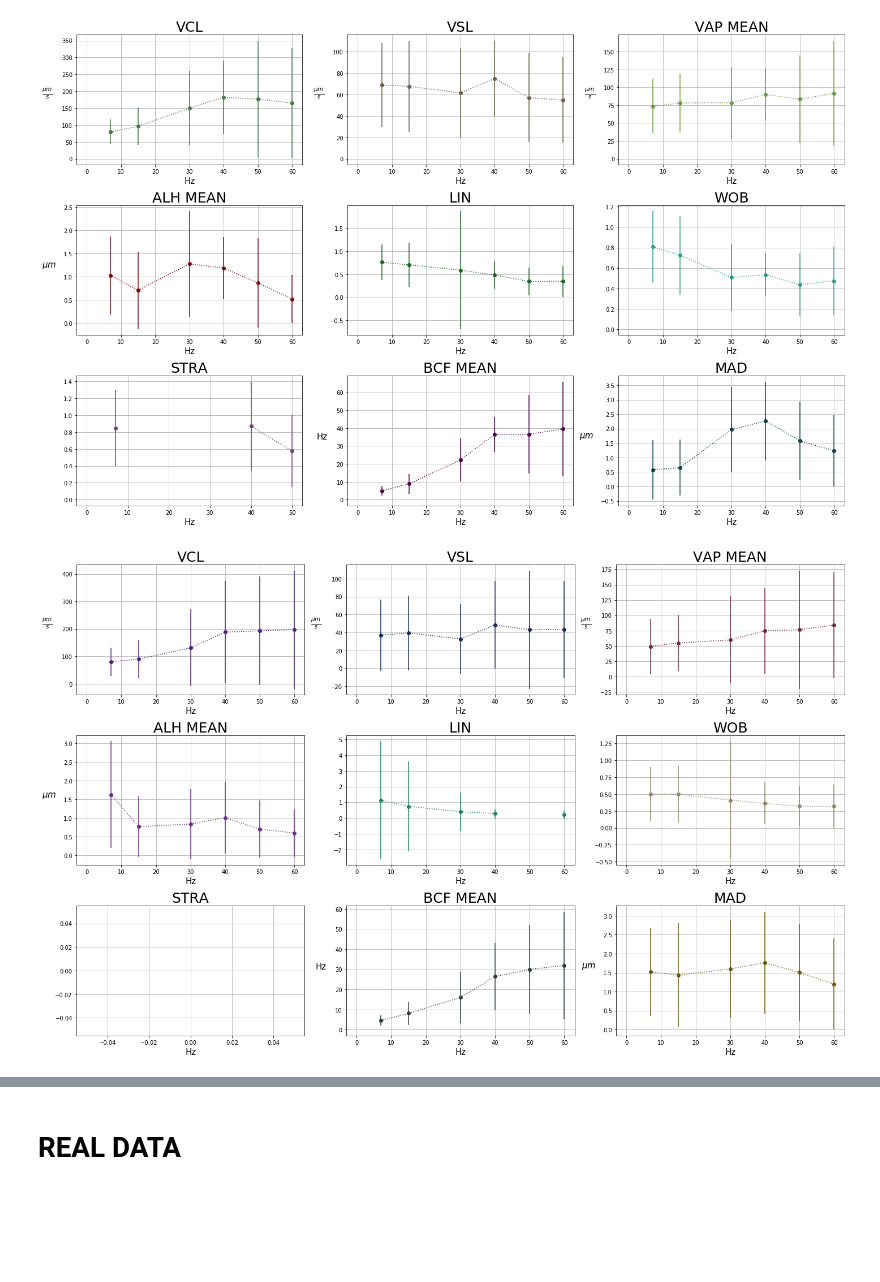
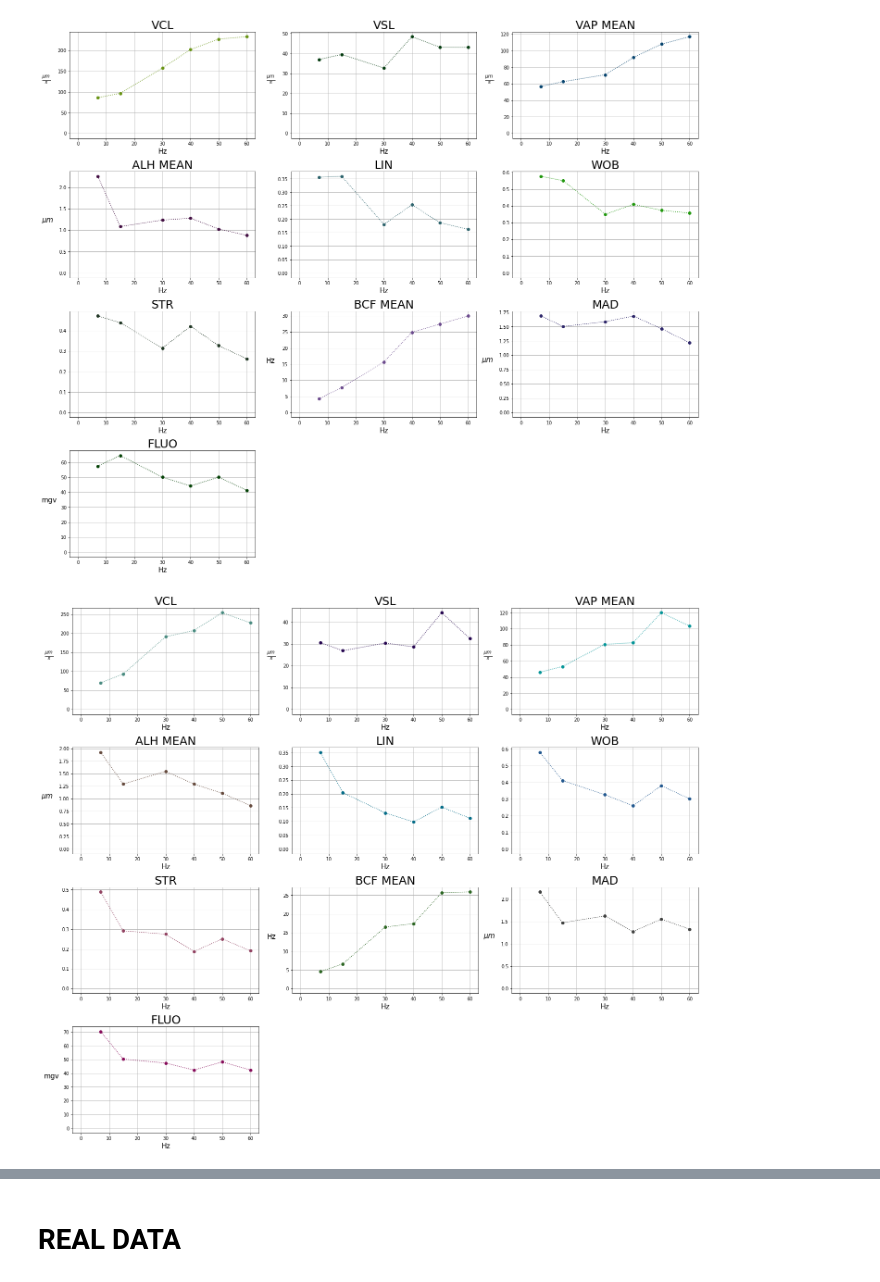
Before and after one commit to MarianoFernandez0/Proyecto-, a Jupyter notebook: who_measure_degradation/degradation_plots.ipynb, the cells around one changed output, grey strips where cells are left out. Drawn from its saved outputs; the diff is of its cells as text; code cells hidden in the pictures; blank space fills up the shorter version.

```diff
--- a/who_measure_degradation/degradation_plots.ipynb
+++ b/who_measure_degradation/degradation_plots.ipynb
@@ -4,14 +5,13 @@ import matplotlib.pyplot as plt
 import pandas as pd
 import os
 # %%
-def plots(freqs, measures, order, deviations, ylabels=None):
+def plots(freqs, measures, order, ylabels=None):
     fig = plt.figure(figsize=(20, 75))
     colors = np.random.uniform(0,0.6, (len(list(measures.keys())), 3))
 
     for num, measure in enumerate(measures.keys()):
         ax = fig.add_subplot(int(round(freqs.shape[0]*9/3)), 3, num + 1)
-        ax.errorbar(freqs[order], np.array(measures[measure], dtype='float')[order],
-                    np.array(deviations[measure], dtype='float')[order],
+        ax.plot(freqs[order], np.array(measures[measure], dtype='float')[order],
                     color = colors[num], marker = 'o', linestyle=':')
         ax.set_title((measure.upper()).replace('_', ' '), fontsize=25)
         ax.plot(0, 0, marker=' ', linestyle=' ')
@@ -35,25 +35,14 @@ def read_measures_freqs(dataset_base_path):
         'alh_mean': [],
         'lin': [],
         'wob': [],
-        'stra': [],
+        'str': [],
         'bcf_mean': [],
-        'mad': []
-    }
-
-    deviations = {
-        'vcl': [],
-        'vsl': [],
-        'vap_mean': [],
-        'alh_mean': [],
-        'lin': [],
-        'wob': [],
-        'stra': [],
-        'bcf_mean': [],
-        'mad': []
+        'mad': [],
+        'fluo': []
     }
 
     ylabels = [r'$\frac{\mu m}{s}$', r'$\frac{\mu m}{s}$', r'$\frac{\mu m}{s}$',
-              r'$\mu m$', '', '', '', 'Hz', r'$\mu m$']
+              r'$\mu m$', '', '', '', 'Hz', r'$\mu m$', 'mgv']
 
     freqs = []
     for freq in jpdaf_dir:
@@ -63,11 +52,10 @@ def read_measures_freqs(dataset_base_path):
         freq_df = pd.read_csv(full_path_file)
         for measure in list(measures.keys()):
             measures[measure].append(freq_df[measure].mean())
-            deviations[measure].append(freq_df[measure].std())
 
     freqs = np.array(freqs, dtype='int')
     order = np.argsort(freqs)
-    return freqs, measures, order, ylabels, deviations
+    return freqs, measures, order, ylabels
 
 def plot3D(dataset_base_path, name='out.png'):
     from mpl_toolkits.mplot3d import Axes3D
@@ -78,7 +66,7 @@ def plot3D(dataset_base_path, name='out.png'):
     measures = {
         'alh_mean': [],
         'wob': [],
-        'stra': [],
+        'str': [],
     }
 
     ylabels = ['alh', 'wob', 'str']
@@ -93,12 +81,11 @@ def plot3D(dataset_base_path, name='out.png'):
             full_path_file = os.path.join(dataset_base_path, freq)
             freq_df = pd.read_csv(full_path_file)
 
-            ax.scatter(freq_df['alh_mean'].to_numpy()/freq_df['alh_mean'].max(), freq_df['wob'].to_numpy(), freq_df['stra'].to_numpy(), marker='o')
-            ax.set_xlabel('alh_mean')
-            ax.set_ylabel('wob')
-            ax.set_zlabel('stra')
+            ax.scatter(freq_df['str'], freq_df['wob'], freq_df['alh_mean'], marker='o')
+            ax.set_xlabel('STR')
+            ax.set_ylabel('WOB')
+            ax.set_zlabel('ALH')
             plt.savefig(name)
-            plt.show()
     return
 # %%
 indir = 'measures'
@@ -113,20 +111,20 @@ plot3D(dataset_base_path)
 # %%
 indir = 'measures'
-dataset = 'dataset_2'
+dataset = 'dataset_3'
 
 dataset_base_path = os.path.join(indir, dataset)
-freqs, measures, order, ylabels, deviations = read_measures_freqs(dataset_base_path)
-plots(freqs, measures, order, deviations, ylabels)
+freqs, measures, order, ylabels = read_measures_freqs(dataset_base_path)
+plots(freqs, measures, order, ylabels)
 # %% [output]
-[figure, old version]
+[figure, new version]
 # %%
 indir = 'measures'
-dataset = 'dataset_3'
+dataset = 'dataset_4'
 
 dataset_base_path = os.path.join(indir, dataset)
-freqs, measures, order, ylabels, deviations = read_measures_freqs(dataset_base_path)
-plots(freqs, measures, order, deviations, ylabels)
+freqs, measures, order, ylabels = read_measures_freqs(dataset_base_path)
+plots(freqs, measures, order, ylabels)
 # %% [output]
-[figure, old version]
+[figure, new version]
 # %%
 indir = 'measures'
```
Also changed, not shown: parts of 11 cells of this notebook, 5 other files.
